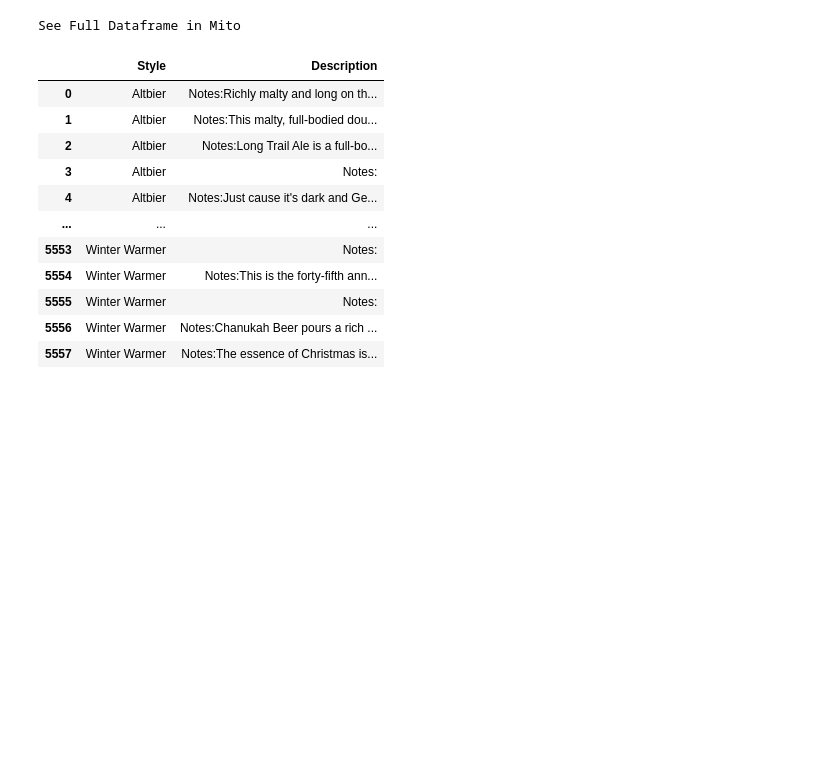
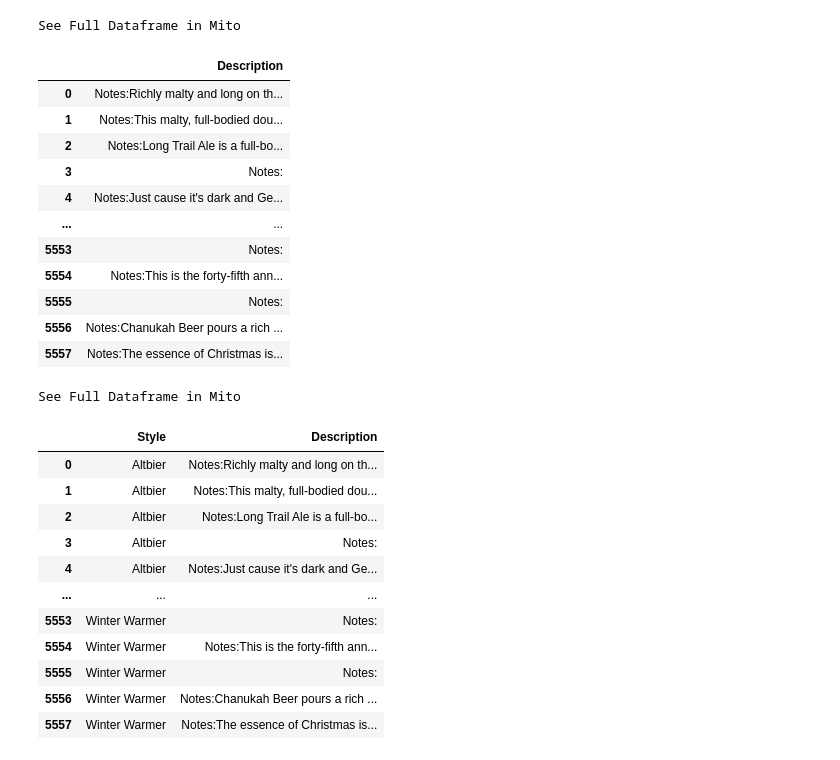
Before and after one commit to JoelAnalytics/beer_recommender, a Jupyter notebook: 01_text_vectorizer_classic.ipynb, the cells around one changed output. Saved outputs shown, nothing was run; the diff lists cells and outputs as text; code cells hidden in the pictures; blank space fills up the shorter version.

```diff
--- a/01_text_vectorizer_classic.ipynb
+++ b/01_text_vectorizer_classic.ipynb
@@ -26,6 +26,22 @@ df.head(1)
 See Full Dataframe in Mito
 |  | Name | key | Style | Style Key | Brewery | Description | ABV | Ave Rating | Min IBU | Max IBU | ... |
 | 0 | Amber | 251 | Altbier | 8 | Alaskan Brewing Co. | Notes:Richly malty and long on th... | 5.3 | 3.65 | 25 | 50 | ... |
+# %%
+df[['Description']]
+# %% [output]
+See Full Dataframe in Mito
+|  | Description |
+| 0 | Notes:Richly malty and long on th... |
+| 1 | Notes:This malty, full-bodied dou... |
+| 2 | Notes:Long Trail Ale is a full-bo... |
+| 3 | Notes: |
+| 4 | Notes:Just cause it's dark and Ge... |
+| ... | ... |
+| 5553 | Notes: |
+| 5554 | Notes:This is the forty-fifth ann... |
+| 5555 | Notes: |
+| 5556 | Notes:Chanukah Beer pours a rich ... |
+| 5557 | Notes:The essence of Christmas is... |
 # %%
 df[['Style','Description']]
 # %% [output]
```
Also changed, not shown: parts of 15 cells of this notebook.
